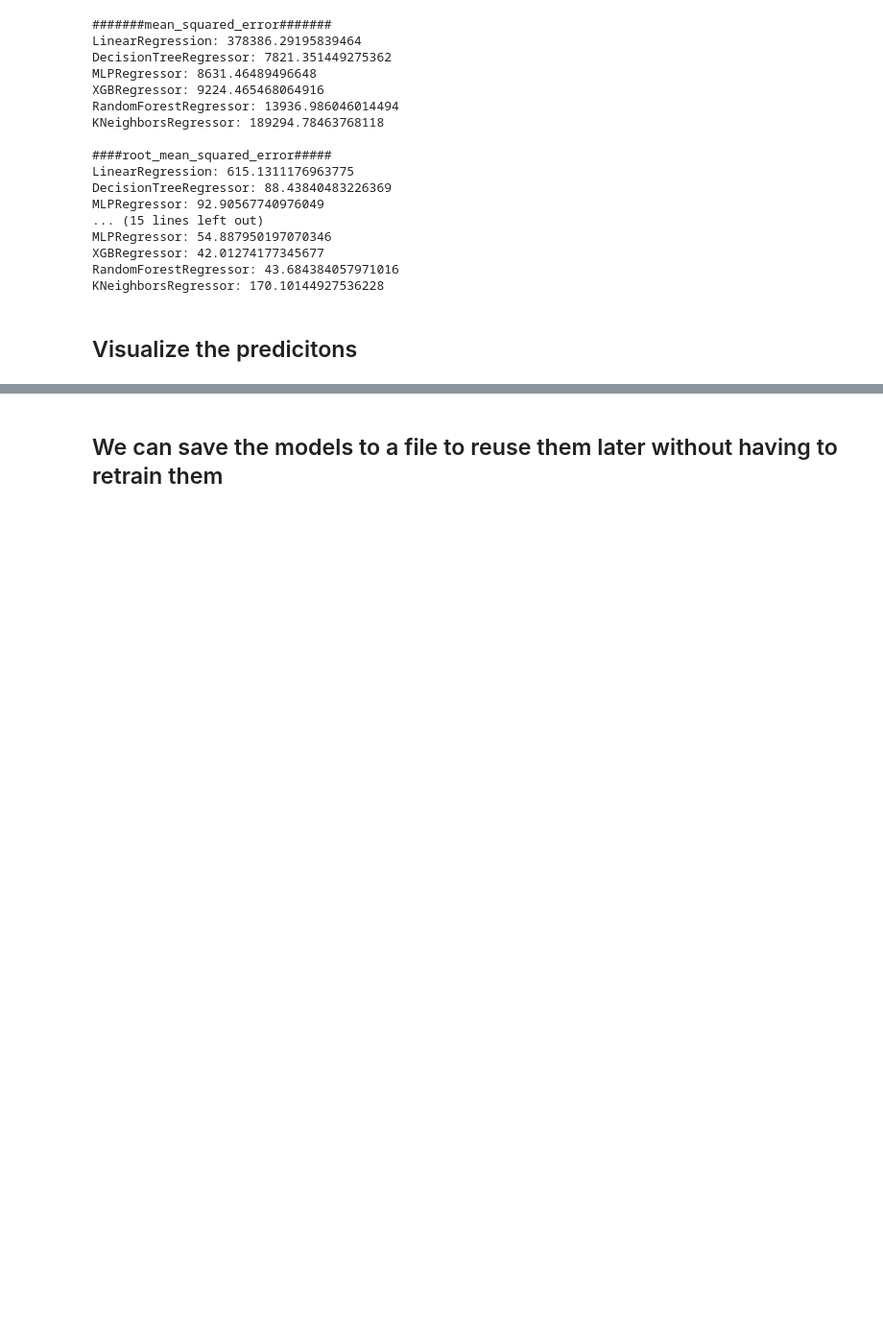
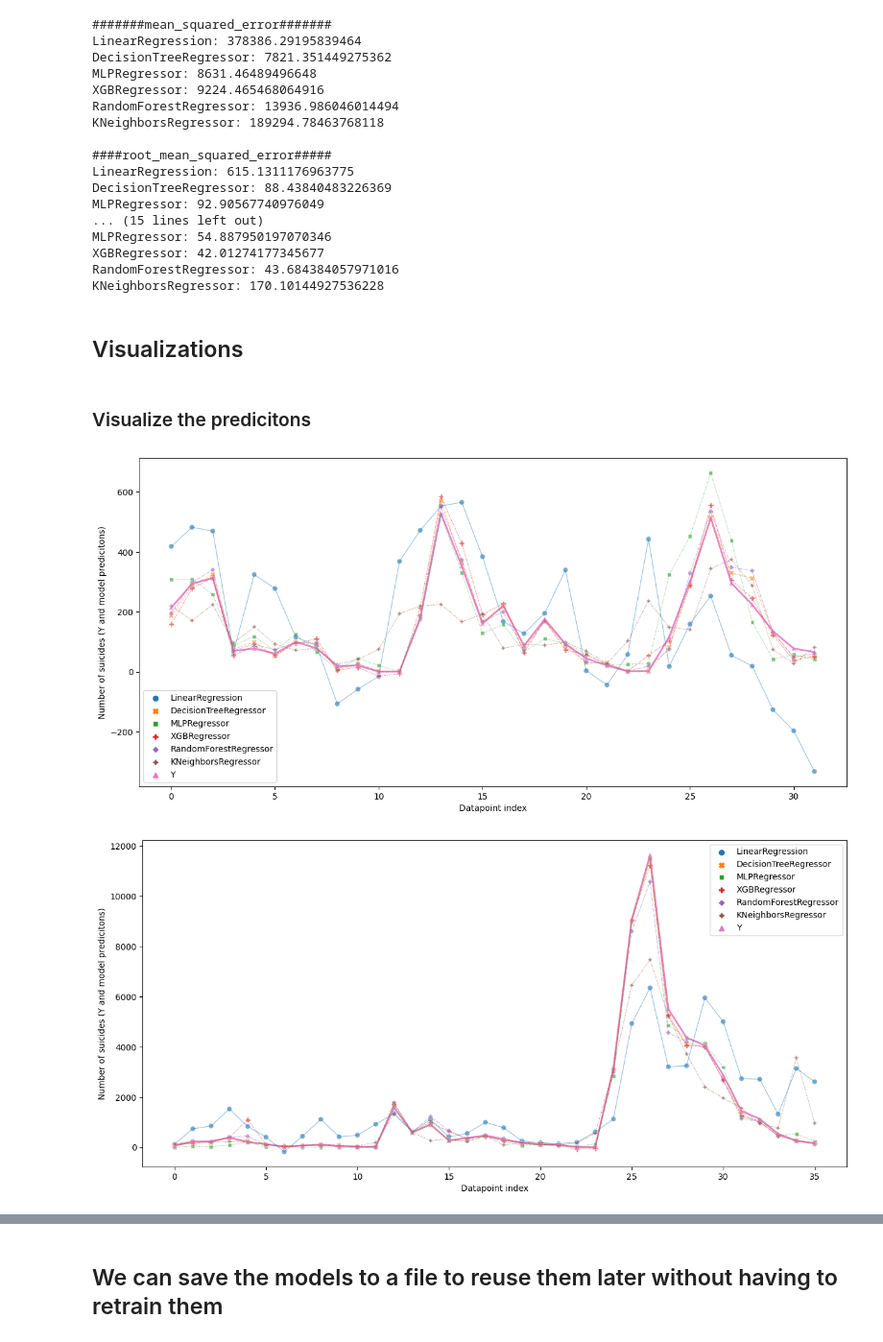
Before and after one commit to MarcelRosier/bdp_project, a Jupyter notebook: mental_health/model_analysis_showcase.ipynb, the cells around one changed output, grey strips where cells are left out. Shown at 96% size. Drawn from its saved outputs; the diff is of its cells as text; code cells hidden in the pictures; blank space fills up the shorter version.

```diff
--- a/mental_health/model_analysis_showcase.ipynb
+++ b/mental_health/model_analysis_showcase.ipynb
@@ -46,5 +46,13 @@ MLPRegressor: 54.887950197070346
 XGBRegressor: 42.01274177345677
 RandomForestRegressor: 43.684384057971016
 KNeighborsRegressor: 170.10144927536228
+# %% [markdown]
+## Visualizations
 # %% [markdown]
-## Visualize the predicitons
+### Visualize the predicitons
+# %%
+model_analysis.visualize_predictions()
+model_analysis.visualize_predictions(sample_range=(240,276))
+# %% [output]
+[figure, added]
+[figure, added]
```
Also changed, not shown: parts of 3 cells of this notebook, 1 other file.
